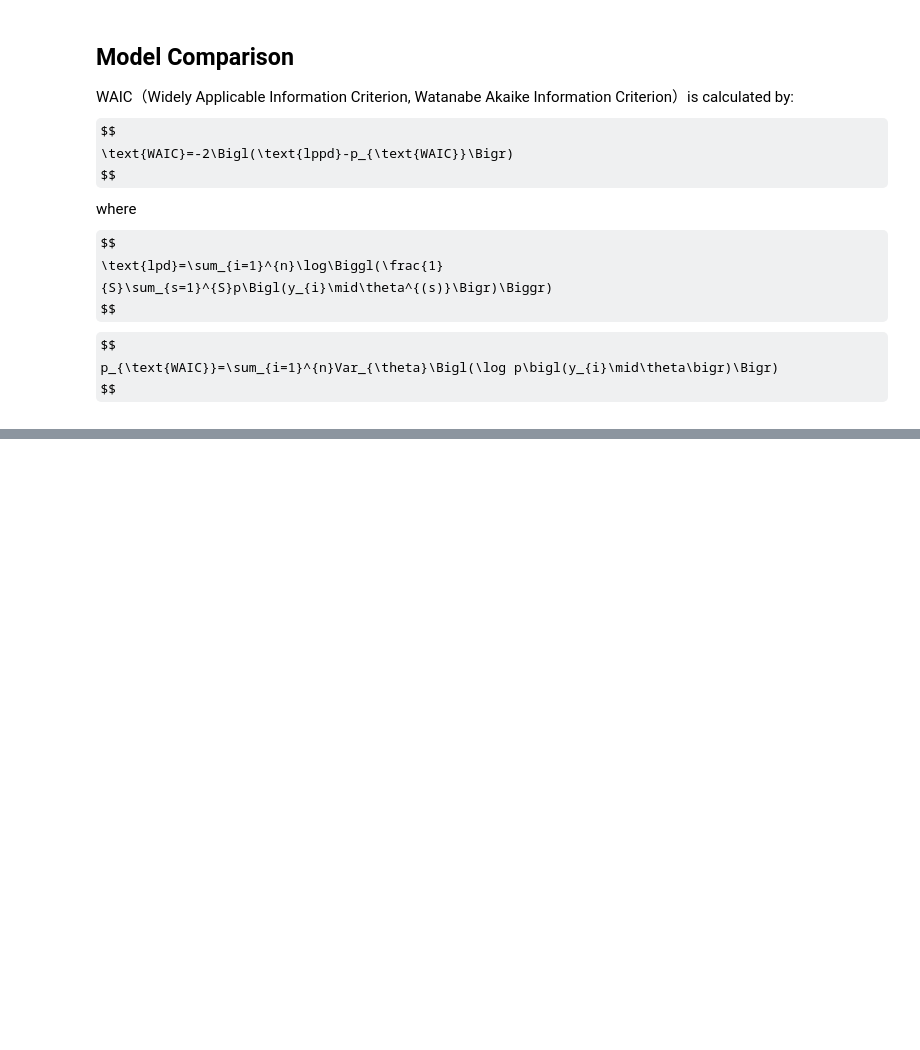
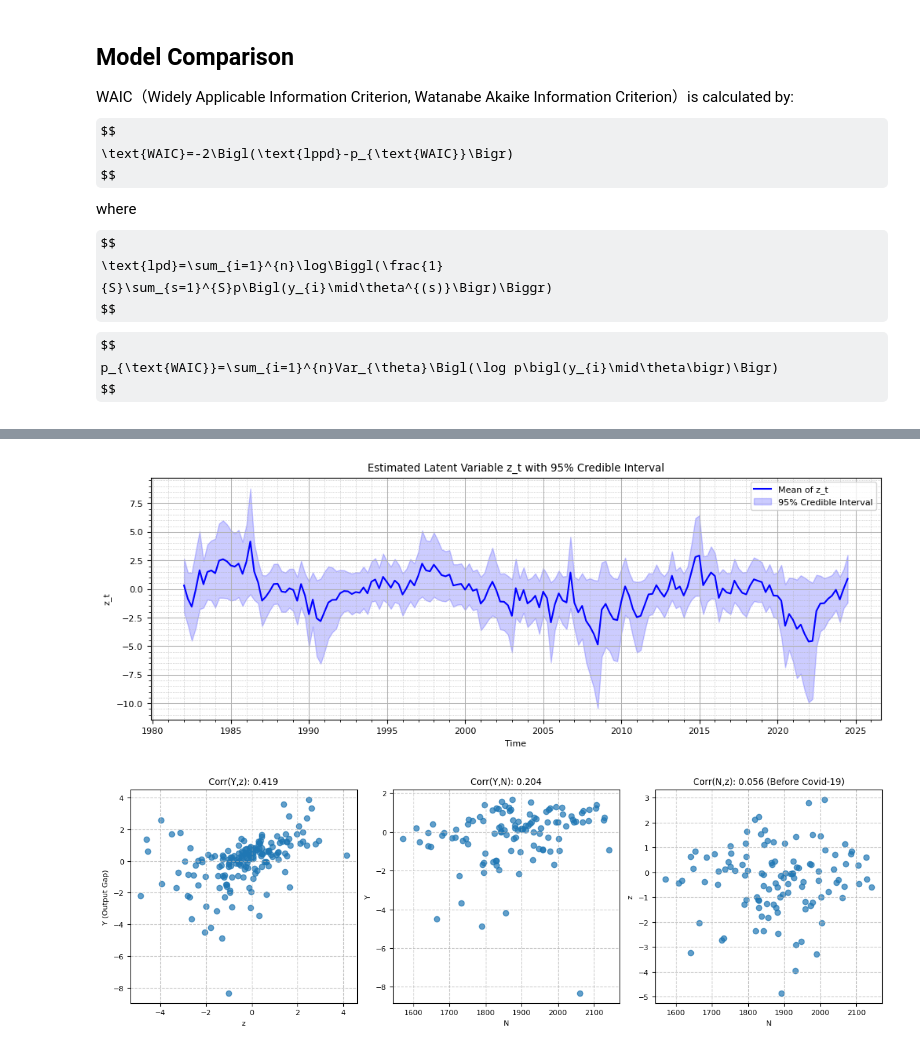
Before and after one commit to Ichikawa-Satoshi/NKPC_HSA_MCMC, a Jupyter notebook: code/main.ipynb, the cells around one changed output, grey strips where cells are left out. Saved outputs shown, nothing was run; the diff lists cells and outputs as text; code cells hidden in the pictures; some formulas as TeX source; blank space fills up the shorter version.

```diff
--- a/code/main.ipynb
+++ b/code/main.ipynb
@@ -981,0 +1686,80 @@ result
+# %%
+model_number = "29"
+idata = globals()[f"idata_{model_number}"]
+if "z" in idata.posterior.data_vars:
+    z_mean_value =  globals()[f"z_mean_{model_number}"]
+    z_lower =  globals()[f"z_lower_{model_number}"]
+    z_upper =  globals()[f"z_upper_{model_number}"]
+else:
+    z_mean_value = np.zeros(len(data["DATE"]))
+    z_lower =  np.zeros(len(data["DATE"]))
+    z_upper =  np.zeros(len(data["DATE"]))
+
+if "z" in idata.posterior.data_vars:
+    z_mean_value =  globals()[f"z_mean_{model_number}"]
+    z_lower =  globals()[f"z_lower_{model_number}"]
+    z_upper =  globals()[f"z_upper_{model_number}"]
+else:
+    z_mean_value = np.zeros(len(data["DATE"]))
+    z_lower =  np.zeros(len(data["DATE"]))
+    z_upper =  np.zeros(len(data["DATE"]))
+
+plt.rcParams.update({'font.size': 8})
+df = data
+df["z"] = z_mean_value
+data_N = pd.read_csv("data/BLS-bd-BDS0000000000000000120001LQ5.csv")
+data_N["N_end"] = data_N["National – Gross Job Gains – Number of Establishments – Total private – National – Private Sector – Quarterly – Level – Seasonally Adjusted – All size classes – U.S. totals – Establishment (BLS/bd/BDS0000000000000000120001LQ5)"]
+data_N["N"] = data_N["N_end"].shift(1)
+data_N['q'] = data_N["period"]
+data_N["q"] = data_N["q"].str.replace(" ", "")
+data_N["DATE"] = data_N["q"].apply(lambda x: pd.Period(x, freq="Q").start_time)
+data_N = data_N[["DATE", "N"]]
+df_merged = pd.merge(df, data_N, on="DATE", how="outer")
+df_merged = df_merged.dropna()
+df_merged = df_merged[df_merged["DATE"]<'2020-09-01']
+
+import matplotlib.dates as mdates
+# print(f"Bayesian R^2: {r2}")
+plt.figure(figsize=(12, 4))
+plt.plot(data["DATE"], z_mean_value, label="Mean of z_t", color="blue")
+plt.fill_between(data["DATE"], z_lower, z_upper, color="blue", alpha=0.2, label="95% Credible Interval")
+plt.title("Estimated Latent Variable z_t with 95% Credible Interval")
+plt.xlabel("Time")
+plt.ylabel("z_t")
+plt.legend()
+plt.minorticks_on()
+plt.grid(which='major', linestyle='-', linewidth=0.75)
+plt.grid(which='minor', linestyle=':', linewidth=0.5)
+ax = plt.gca()
+ax.xaxis.set_major_locator(mdates.YearLocator(5))
+ax.xaxis.set_major_formatter(mdates.DateFormatter('%Y'))
+ax.xaxis.set_minor_locator(mdates.YearLocator(1))
+plt.show()
+
+fig, axes = plt.subplots(1, 3, figsize=(12, 4))
+corrcoef1 = np.corrcoef(z_mean_value, data["Y"])[0, 1]
+axes[0].scatter(z_mean_value, data["Y"], alpha=0.7)
+axes[0].set_xlabel("z")
+axes[0].set_ylabel("Y (Output Gap)")
+axes[0].set_title(f"Corr(Y,z): {corrcoef1:.3f}")
+axes[0].grid(True, linestyle='--', alpha=0.7)
+
+corrcoef2 = np.corrcoef(df_merged["N"], df_merged["Y"])[0, 1]
+axes[1].scatter(df_merged["N"], df_merged["Y"], alpha=0.7)
+axes[1].set_xlabel("N")
+axes[1].set_ylabel("Y")
+axes[1].set_title(f"Corr(Y,N): {corrcoef2:.3f}")
+axes[1].grid(True, linestyle='--', alpha=0.7)
+
+corrcoef3 = np.corrcoef(df_merged["N"], df_merged["z"])[0, 1]
+axes[2].scatter(df_merged["N"], df_merged["z"], alpha=0.7)
+axes[2].set_xlabel("N")
+axes[2].set_ylabel("z")
+axes[2].set_title(f"Corr(N,z): {corrcoef3:.3f} (Before Covid-19)")
+axes[2].grid(True, linestyle='--', alpha=0.7)
+
+plt.tight_layout()
+plt.show()
+# %% [output]
+[figure, added]
+[figure, added]
```
Also changed, not shown: parts of 35 cells of this notebook, 14 other files.
